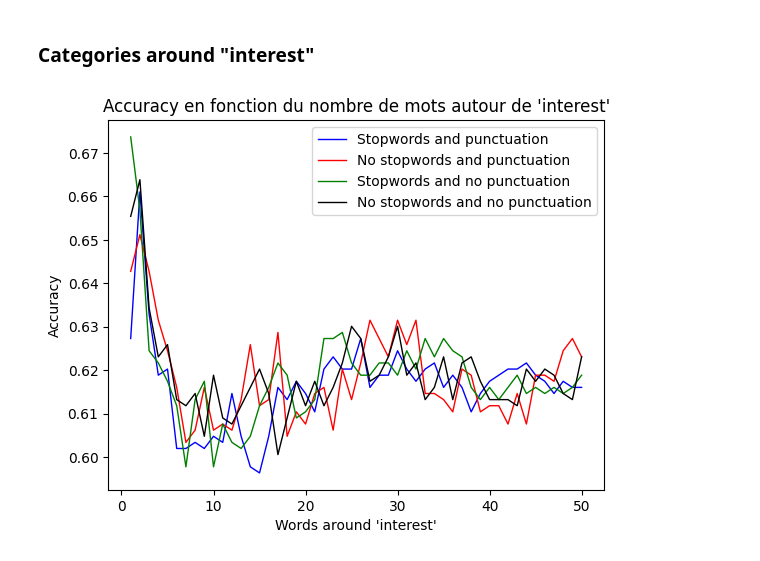
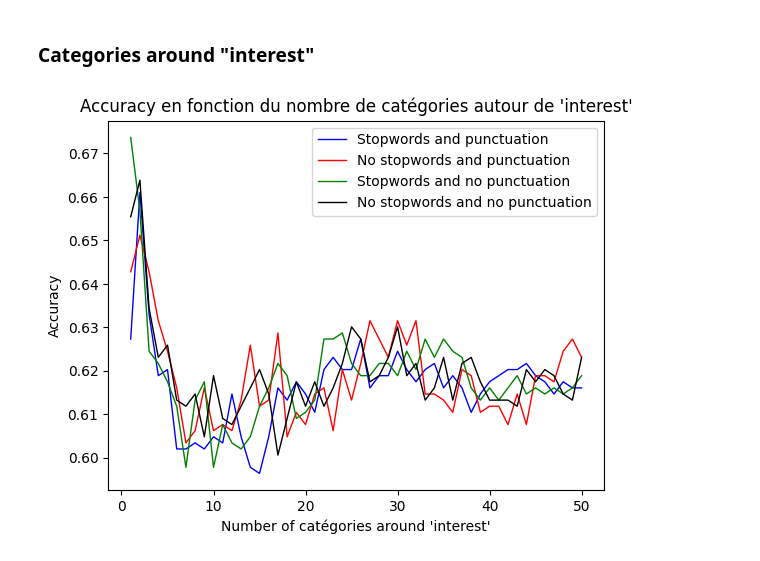
Before and after one commit to Jay-D13/NLP-Scikit, a Jupyter notebook: naive_bayes.ipynb, the cells around one changed output. Cells and saved outputs as stored; diff of their text form; code cells hidden in the pictures.

Commit message:
more neurones!!! and fixed graph titles

```diff
--- a/naive_bayes.ipynb
+++ b/naive_bayes.ipynb
@@ -112,18 +112,18 @@ plt.show()
 # %%
 x = range(1, 51)
 y1 = [m.accuracy for m in categories_result["punctuation"]["stopwords"]]
 y2 = [m.accuracy for m in categories_result["punctuation"]["no_stopwords"]]
 y3 = [m.accuracy for m in categories_result["no_punctuation"]["stopwords"]]
 y4 = [m.accuracy for m in categories_result["no_punctuation"]["no_stopwords"]]
 
 plt.plot(x, y1, marker='', color='blue', linewidth=1, label="Stopwords and punctuation")
 plt.plot(x, y2, marker='', color='red', linewidth=1, label="No stopwords and punctuation")
 plt.plot(x, y3, marker='', color='green', linewidth=1, label="Stopwords and no punctuation")
 plt.plot(x, y4, marker='', color='black', linewidth=1, label="No stopwords and no punctuation")
-plt.title("Accuracy en fonction du nombre de mots autour de 'interest'")
-plt.xlabel("Words around 'interest'")
+plt.title("Accuracy en fonction du nombre de catégories autour de 'interest'")
+plt.xlabel("Number of catégories around 'interest'")
 plt.ylabel("Accuracy")
 plt.legend()
 plt.show()
 # %% [output]
-[figure, old version]
+[figure, new version]
```
Also changed, not shown: 4 other files.
